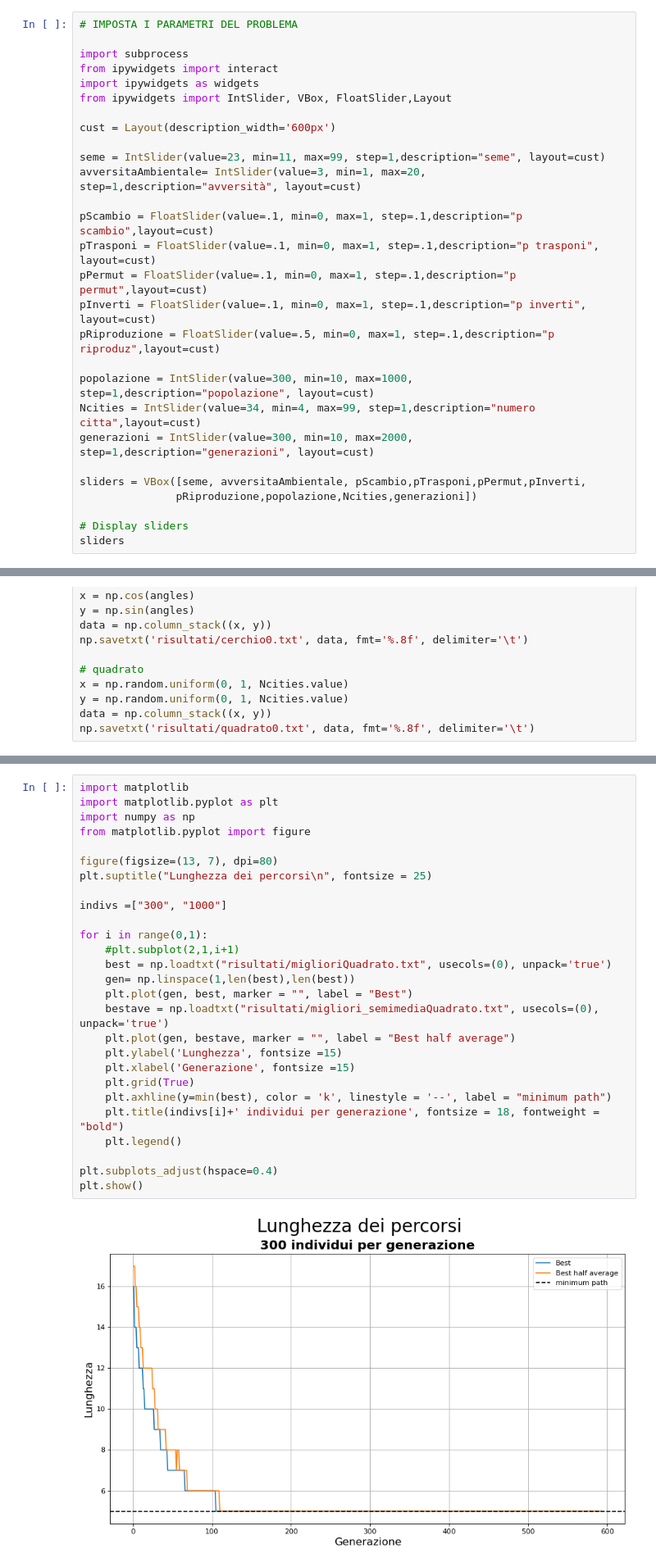
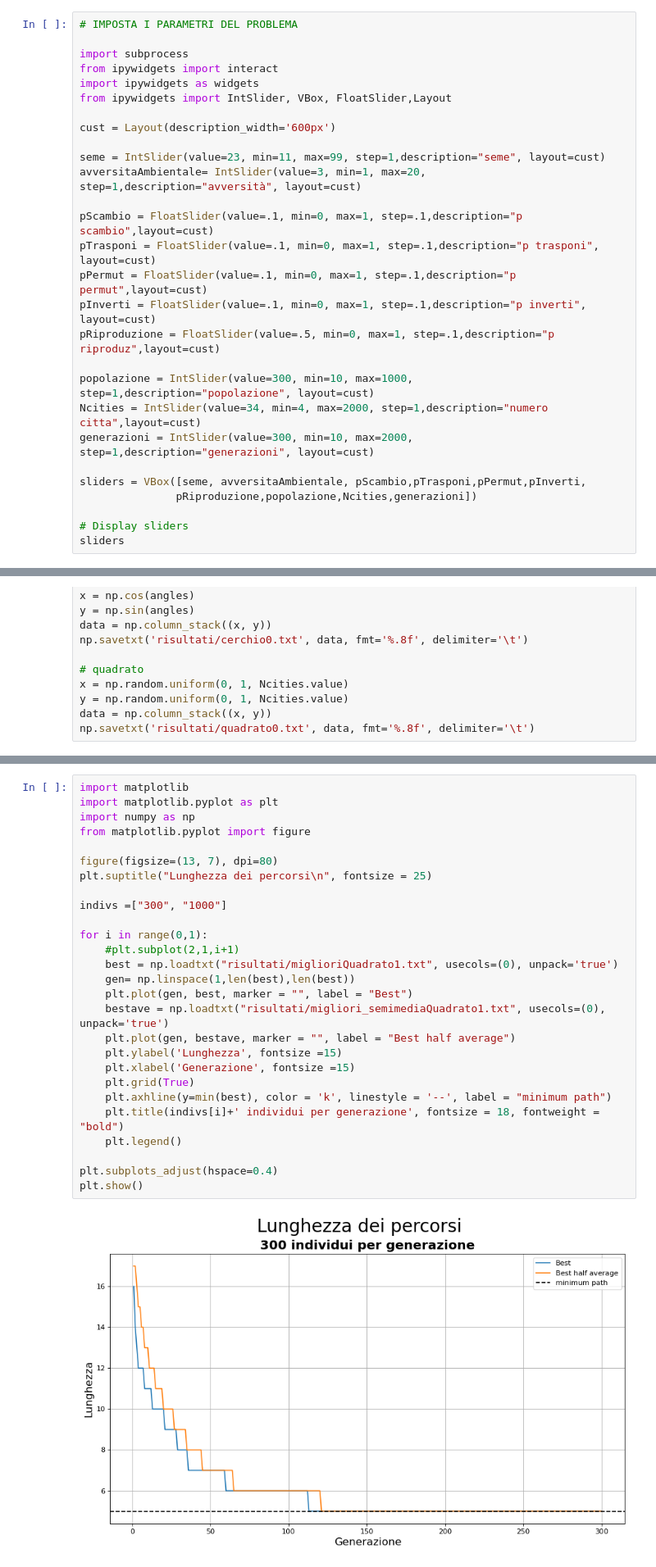
Before and after one commit to Daniele95/LSN, a Jupyter notebook: 9-genetico/Soluzione_9.ipynb, the cells around one changed output, grey strips where cells are left out. Shown: that part at 82% size. Cells and saved outputs as stored; diff of their text form.

```diff
--- a/9-genetico/Soluzione_9.ipynb
+++ b/9-genetico/Soluzione_9.ipynb
@@ -58,7 +58,7 @@ pInverti = FloatSlider(value=.1, min=0, max=1, step=.1,description="p inverti",
 pRiproduzione = FloatSlider(value=.5, min=0, max=1, step=.1,description="p riproduz",layout=cust)
 
 popolazione = IntSlider(value=300, min=10, max=1000, step=1,description="popolazione", layout=cust)
-Ncities = IntSlider(value=34, min=4, max=99, step=1,description="numero citta",layout=cust)
+Ncities = IntSlider(value=34, min=4, max=2000, step=1,description="numero citta",layout=cust)
 generazioni = IntSlider(value=300, min=10, max=2000, step=1,description="generazioni", layout=cust)
 
 sliders = VBox([seme, avversitaAmbientale, pScambio,pTrasponi,pPermut,pInverti,
@@ -200,29 +195,29 @@ plt.show()
 # %%
 import matplotlib
 import matplotlib.pyplot as plt
 import numpy as np
 from matplotlib.pyplot import figure
 
 figure(figsize=(13, 7), dpi=80)
 plt.suptitle("Lunghezza dei percorsi\n", fontsize = 25)
 
 indivs =["300", "1000"]
 
 for i in range(0,1):
     #plt.subplot(2,1,i+1)
-    best = np.loadtxt("risultati/miglioriQuadrato.txt", usecols=(0), unpack='true')
+    best = np.loadtxt("risultati/miglioriQuadrato1.txt", usecols=(0), unpack='true')
     gen= np.linspace(1,len(best),len(best))
     plt.plot(gen, best, marker = "", label = "Best")
-    bestave = np.loadtxt("risultati/migliori_semimediaQuadrato.txt", usecols=(0), unpack='true')
+    bestave = np.loadtxt("risultati/migliori_semimediaQuadrato1.txt", usecols=(0), unpack='true')
     plt.plot(gen, bestave, marker = "", label = "Best half average")
     plt.ylabel('Lunghezza', fontsize =15)
     plt.xlabel('Generazione', fontsize =15)
     plt.grid(True)
     plt.axhline(y=min(best), color = 'k', linestyle = '--', label = "minimum path")
     plt.title(indivs[i]+' individui per generazione', fontsize = 18, fontweight = "bold")
     plt.legend()
 
 plt.subplots_adjust(hspace=0.4)
 plt.show()
 # %% [output]
-[figure, old version]
+[figure, new version]
```
Also changed, not shown: parts of 6 cells of this notebook, 32 other files.
